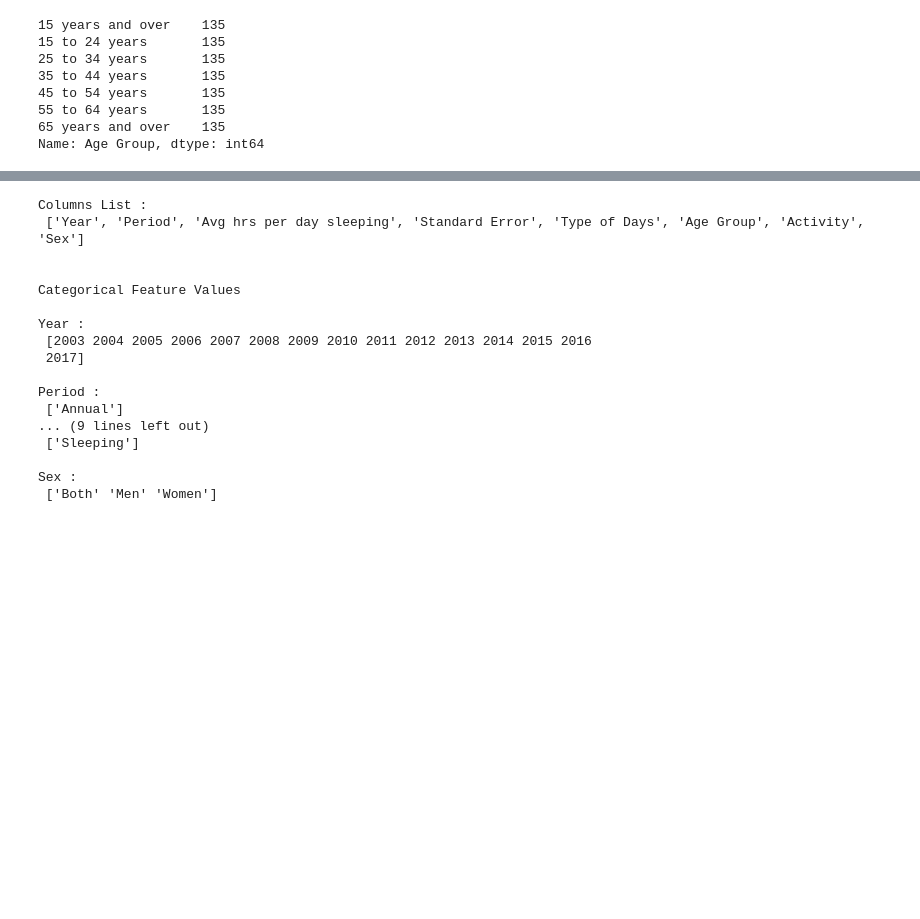
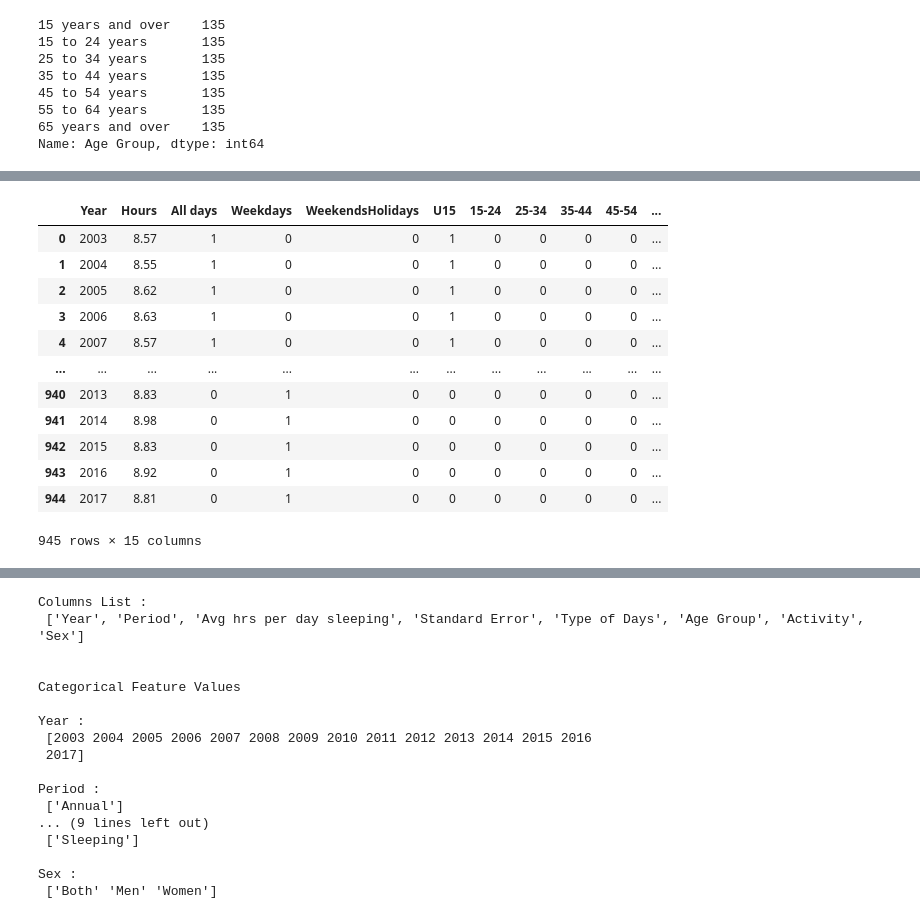
Before and after one commit to amicarellade/cs4342-finalp, a Jupyter notebook: Project.ipynb, the cells around one changed output, grey strips where cells are left out. Drawn from its saved outputs; the diff is of its cells as text; code cells hidden in the pictures; blank space fills up the shorter version.

```diff
--- a/Project.ipynb
+++ b/Project.ipynb
@@ -245,0 +250,5 @@ sns.heatmap(df.corr(),cmap='flare',annot=True)
+# %%
+df.rename(columns = {'Avg hrs per day sleeping':'Hours'}, inplace = True)
+df.rename(columns = {'Type of Days':'Days'}, inplace = True)
+df.rename(columns = {'Age Group':'Age'}, inplace = True)
+df
@@ -245,0 +269,19 @@ sns.heatmap(df.corr(),cmap='flare',annot=True)
+# %%
+# Dropping Period, SE, Activity
+
+dfBag = df.drop(columns=['Period', 'Standard Error','Activity'])
+dfBag
+# %% [output]
+|  | Year | Hours | All days | Weekdays | WeekendsHolidays | U15 | 15-24 | 25-34 | 35-44 | 45-54 | ... |
+| 0 | 2003 | 8.57 | 1 | 0 | 0 | 1 | 0 | 0 | 0 | 0 | ... |
+| 1 | 2004 | 8.55 | 1 | 0 | 0 | 1 | 0 | 0 | 0 | 0 | ... |
+| 2 | 2005 | 8.62 | 1 | 0 | 0 | 1 | 0 | 0 | 0 | 0 | ... |
+| 3 | 2006 | 8.63 | 1 | 0 | 0 | 1 | 0 | 0 | 0 | 0 | ... |
+| 4 | 2007 | 8.57 | 1 | 0 | 0 | 1 | 0 | 0 | 0 | 0 | ... |
+| ... | ... | ... | ... | ... | ... | ... | ... | ... | ... | ... | ... |
+| 940 | 2013 | 8.83 | 0 | 1 | 0 | 0 | 0 | 0 | 0 | 0 | ... |
+| 941 | 2014 | 8.98 | 0 | 1 | 0 | 0 | 0 | 0 | 0 | 0 | ... |
+| 942 | 2015 | 8.83 | 0 | 1 | 0 | 0 | 0 | 0 | 0 | 0 | ... |
+| 943 | 2016 | 8.92 | 0 | 1 | 0 | 0 | 0 | 0 | 0 | 0 | ... |
+| 944 | 2017 | 8.81 | 0 | 1 | 0 | 0 | 0 | 0 | 0 | 0 | ... |
+945 rows × 15 columns
```
Also changed, not shown: parts of 19 cells of this notebook.
